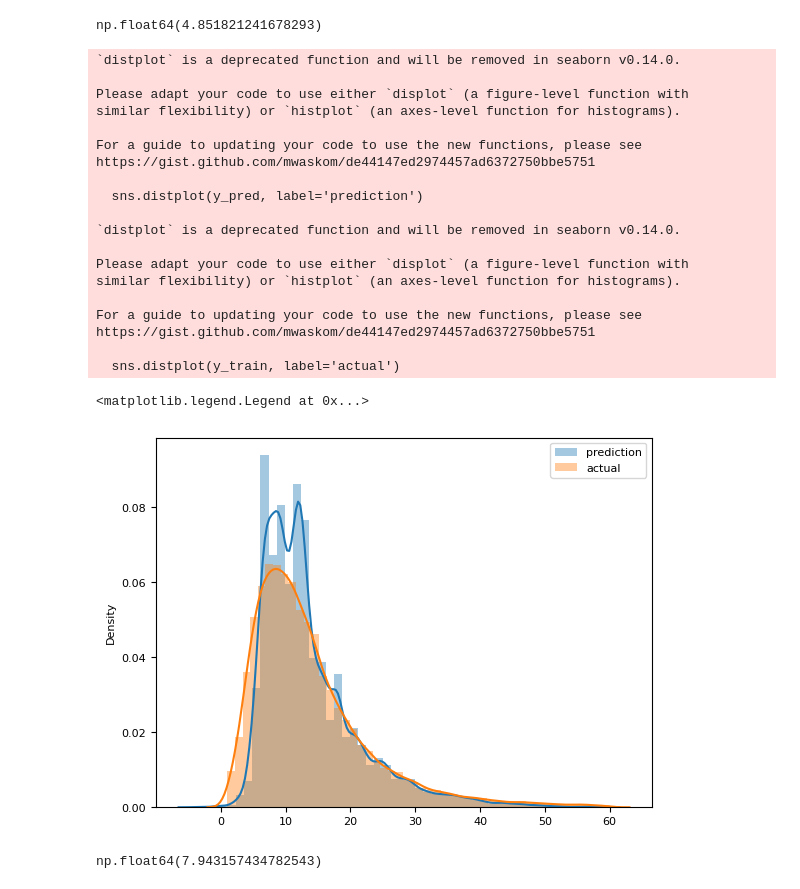
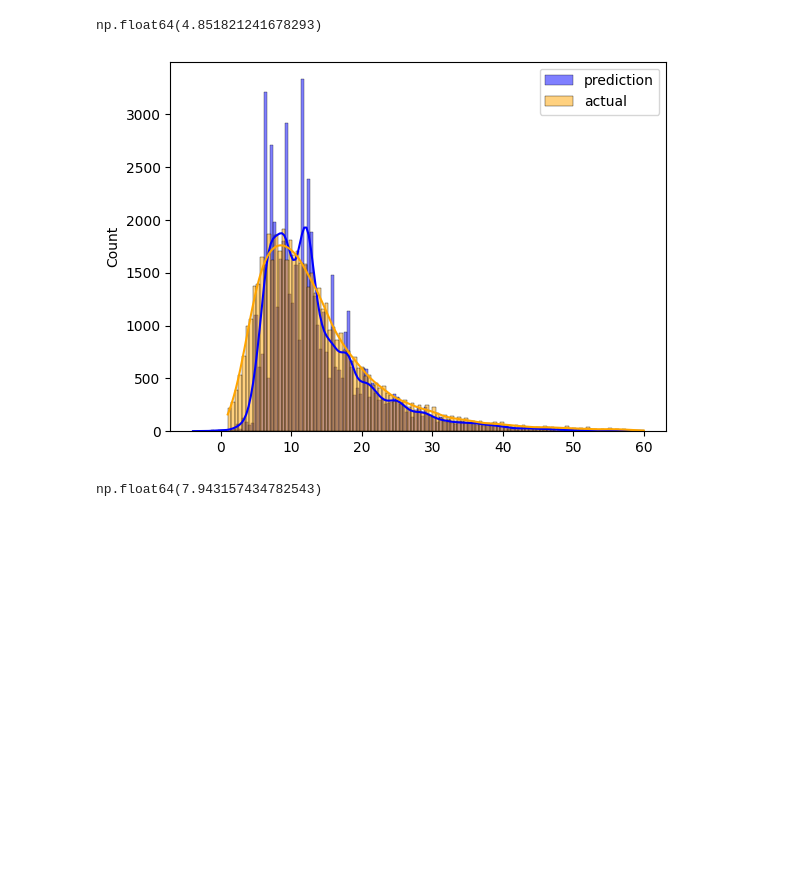
Before and after one commit to malindard/mlops-zoomcamp, a Jupyter notebook: 01-intro/homework.ipynb, the cells around one changed output. Drawn from its saved outputs; the diff is of its cells as text; code cells hidden in the pictures; blank space fills up the shorter version.

```diff
--- a/01-intro/homework.ipynb
+++ b/01-intro/homework.ipynb
@@ -74,33 +80,14 @@ y_pred = lr.predict(X_val)
 root_mean_squared_error(y_val, y_pred)
 # %% [output]
 np.float64(4.851821241678293)
-# %%
-sns.distplot(y_pred, label='prediction')
-sns.distplot(y_train, label='actual')
-
-plt.legend()
-# %% [output]
-`distplot` is a deprecated function and will be removed in seaborn v0.14.0.
-
-Please adapt your code to use either `displot` (a figure-level function with
-similar flexibility) or `histplot` (an axes-level function for histograms).
-
-For a guide to updating your code to use the new functions, please see
-https://gist.github.com/mwaskom/de44147ed2974457ad6372750bbe5751
-
-  sns.distplot(y_pred, label='prediction')
-
-`distplot` is a deprecated function and will be removed in seaborn v0.14.0.
-
-Please adapt your code to use either `displot` (a figure-level function with
-similar flexibility) or `histplot` (an axes-level function for histograms).
-
-For a guide to updating your code to use the new functions, please see
-https://gist.github.com/mwaskom/de44147ed2974457ad6372750bbe5751
-
-  sns.distplot(y_train, label='actual')
-<matplotlib.legend.Legend at 0x...>
-[figure, removed]
+# %%
+# Using histplot to plot predicted and actual values
+sns.histplot(y_pred, label='prediction', color='blue', kde=True)  # kde=True adds a density estimate
+sns.histplot(y_train, label='actual', color='orange', kde=True)
+plt.legend()
+plt.show()
+# %% [output]
+[figure, added]
 # %%
 lr = Lasso(0.01)
 lr.fit(X_train, y_train)
```
Also changed, not shown: parts of 3 cells of this notebook.
